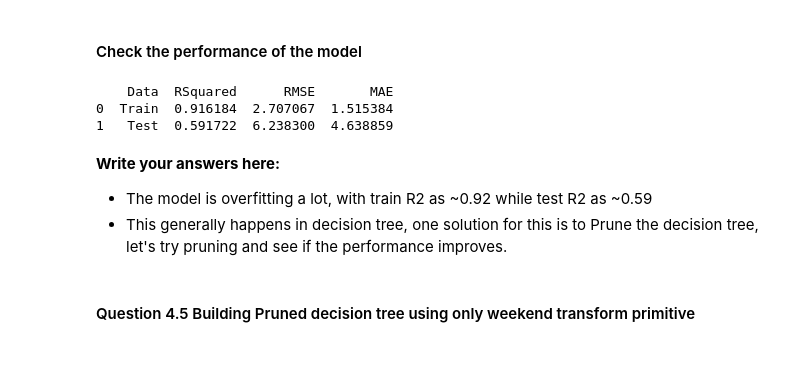
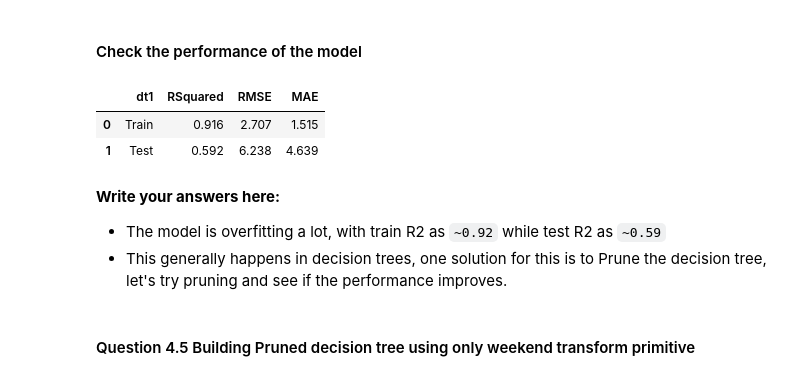
Before and after one commit to AlexHamn/NYC_taxi_ride_duration_prediction, a Jupyter notebook: NYC_Taxi_trip_duration.ipynb, the cells around one changed output. Saved outputs shown, nothing was run; the diff lists cells and outputs as text; code cells hidden in the pictures.

```diff
--- a/NYC_Taxi_trip_duration.ipynb
+++ b/NYC_Taxi_trip_duration.ipynb
@@ -775,15 +773,16 @@ DecisionTreeRegressor()
 # %% [markdown]
 #### Check the performance of the model
 # %%
-model_pref(dt, X_train, X_test,y_train,y_test)
+dt1Performance = model_pref(dt, X_train, X_test,y_train,y_test,'dt1')
+display(dt1Performance)
 # %% [output]
-    Data  RSquared      RMSE       MAE
-0  Train  0.916184  2.707067  1.515384
-1   Test  0.591722  6.238300  4.638859
+|  | dt1 | RSquared | RMSE | MAE |
+| 0 | Train | 0.916 | 2.707 | 1.515 |
+| 1 | Test | 0.592 | 6.238 | 4.639 |
 # %% [markdown]
 **Write your answers here:**
-- The model is overfitting a lot, with train R2 as ~0.92 while test R2 as ~0.59
-- This generally happens in decision tree, one solution for this is to Prune the decision tree, let's try pruning and see if the performance improves.
+- The model is overfitting a lot, with train R2 as `~0.92` while test R2 as `~0.59`
+- This generally happens in decision trees, one solution for this is to Prune the decision tree, let's try pruning and see if the performance improves.
 # %% [markdown]
 #### Question 4.5 Building Pruned decision tree using only weekend transform primitive
 # %%
```
Also changed, not shown: parts of 3 cells of this notebook.
